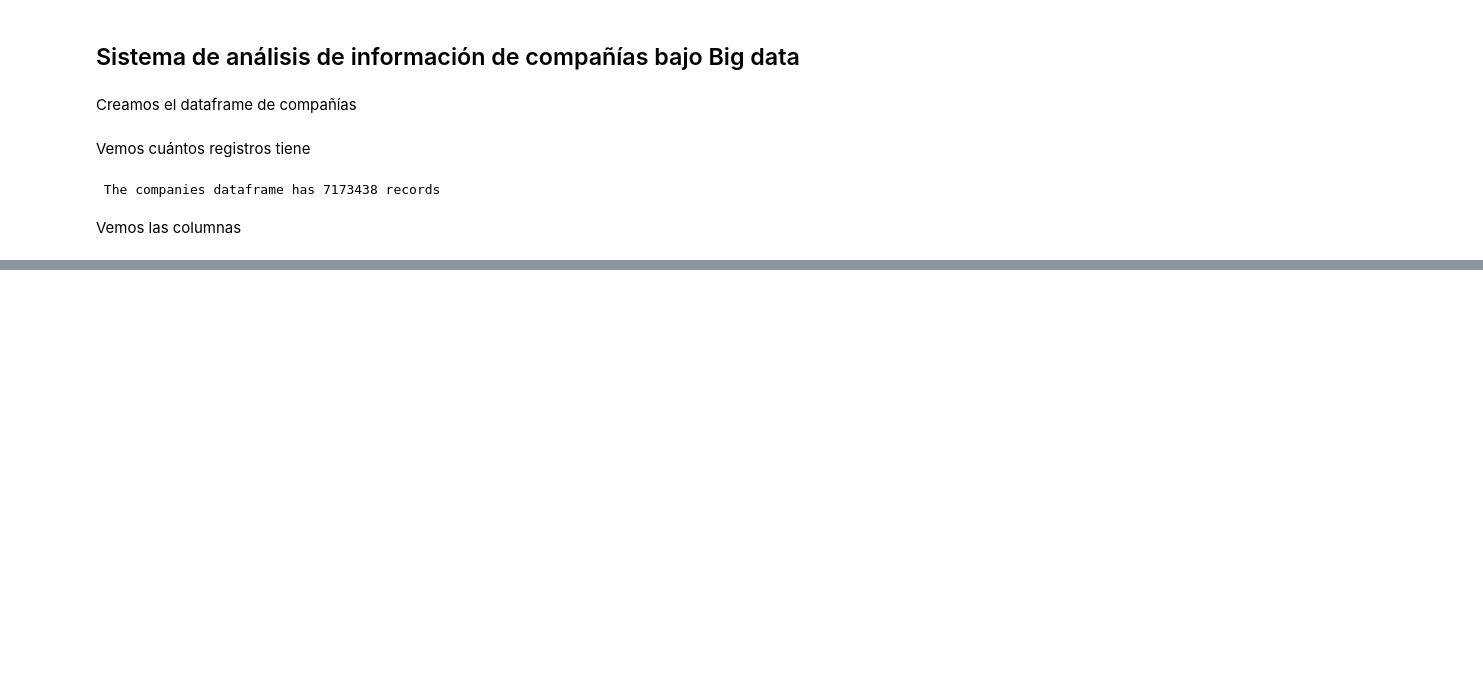
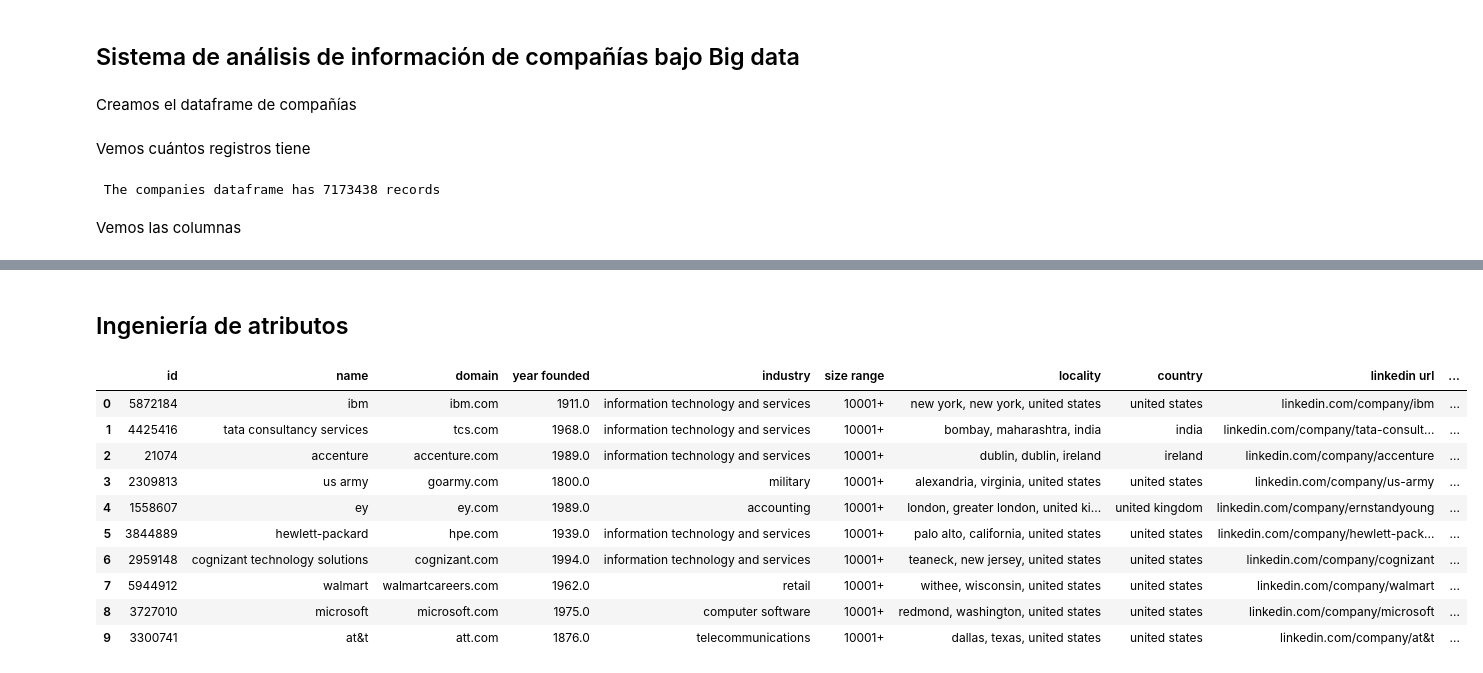
Before and after one commit to fernandasecinaroinnovant/bigdata-obl, a Jupyter notebook: obligatorio_companies.ipynb, the cells around one changed output, grey strips where cells are left out. Cells and saved outputs as stored; diff of their text form; code cells hidden in the pictures; blank space fills up the shorter version.

```diff
--- a/obligatorio_companies.ipynb
+++ b/obligatorio_companies.ipynb
@@ -63,0 +118,2 @@ only showing top 10 rows
+# %% [markdown]
+## Ingeniería de atributos
@@ -63,0 +123,14 @@ only showing top 10 rows
+# %%
+companies_pandas.head(10)
+# %% [output]
+|  | id | name | domain | year founded | industry | size range | locality | country | linkedin url | ... |
+| 0 | 5872184 | ibm | ibm.com | 1911.0 | information technology and services | 10001+ | new york, new york, united states | united states | linkedin.com/company/ibm | ... |
+| 1 | 4425416 | tata consultancy services | tcs.com | 1968.0 | information technology and services | 10001+ | bombay, maharashtra, india | india | linkedin.com/company/tata-consult... | ... |
+| 2 | 21074 | accenture | accenture.com | 1989.0 | information technology and services | 10001+ | dublin, dublin, ireland | ireland | linkedin.com/company/accenture | ... |
+| 3 | 2309813 | us army | goarmy.com | 1800.0 | military | 10001+ | alexandria, virginia, united states | united states | linkedin.com/company/us-army | ... |
+| 4 | 1558607 | ey | ey.com | 1989.0 | accounting | 10001+ | london, greater london, united ki... | united kingdom | linkedin.com/company/ernstandyoung | ... |
+| 5 | 3844889 | hewlett-packard | hpe.com | 1939.0 | information technology and services | 10001+ | palo alto, california, united states | united states | linkedin.com/company/hewlett-pack... | ... |
+| 6 | 2959148 | cognizant technology solutions | cognizant.com | 1994.0 | information technology and services | 10001+ | teaneck, new jersey, united states | united states | linkedin.com/company/cognizant | ... |
+| 7 | 5944912 | walmart | walmartcareers.com | 1962.0 | retail | 10001+ | withee, wisconsin, united states | united states | linkedin.com/company/walmart | ... |
+| 8 | 3727010 | microsoft | microsoft.com | 1975.0 | computer software | 10001+ | redmond, washington, united states | united states | linkedin.com/company/microsoft | ... |
+| 9 | 3300741 | at&t | att.com | 1876.0 | telecommunications | 10001+ | dallas, texas, united states | united states | linkedin.com/company/at&t | ... |
```
Also changed, not shown: parts of 29 cells of this notebook, 1 other file.
